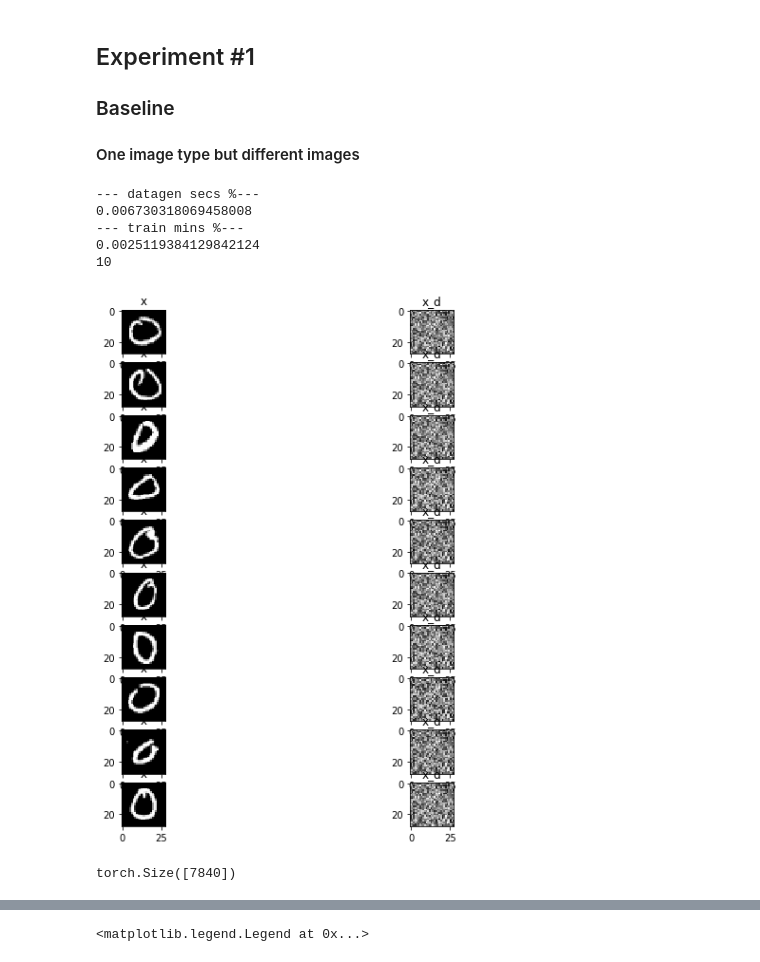
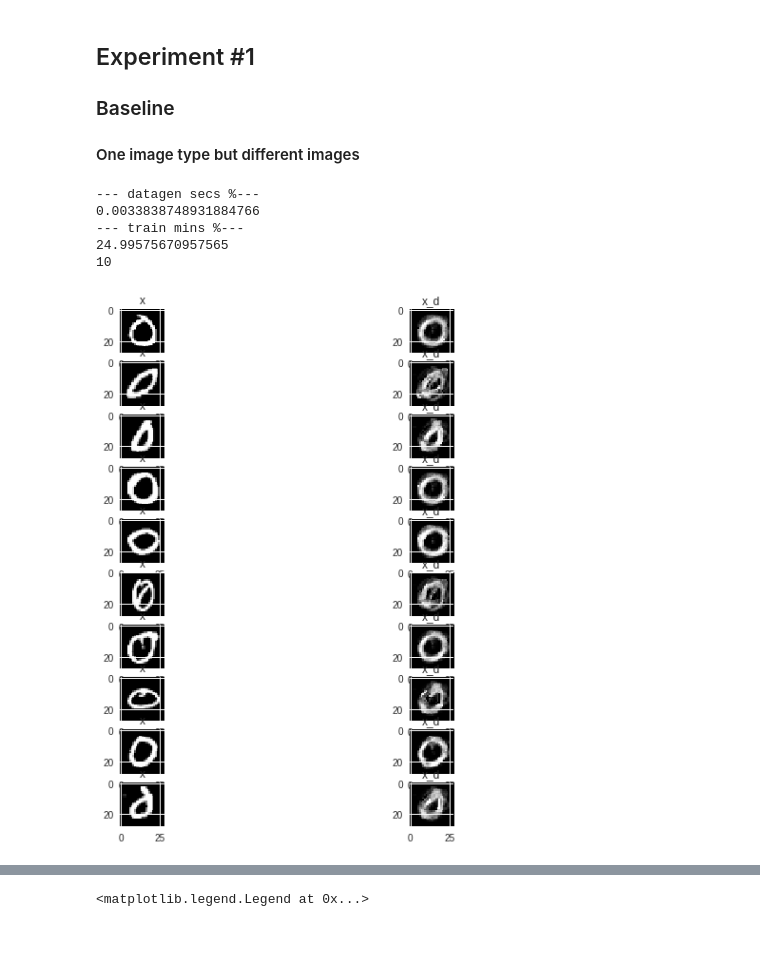
Before and after one commit to claireedanaher/DR, a Jupyter notebook: DecoderFeb6_Flexible.ipynb, the cells around one changed output, grey strips where cells are left out. Drawn from its saved outputs; the diff is of its cells as text; code cells hidden in the pictures.

```diff
--- a/DecoderFeb6_Flexible.ipynb
+++ b/DecoderFeb6_Flexible.ipynb
@@ -179,7 +185,7 @@ img_return_cnt[0]=10
 #img_return_cnt[1]=15
 max_i=60000
 rdim=2
-EPOCH=100
+EPOCH=1000000
 
 
 
@@ -199,7 +205,7 @@ train_loader=torch.utils.data.DataLoader(
 model = Decoder_Base()
 optimizer = torch.optim.Adam(model.parameters(), lr=LR)
 
-lossvec, lossvec=train_e(EPOCH)
+lossvec, lossvec_cnt=train_base(EPOCH)
 print('--- train mins %---')
 print((time.time() - start_time)/60)
 
@@ -233,38 +239,35 @@ while case<(rows):
 
     loc+=1
     # log
     plt.subplot(rows, cols, loc)
     plt.imshow(tensor_d.detach().numpy(),cmap='gray')
     plt.title('x_d')
 
 
     if case==0:
         exp_tensor=data[case][1]
         exp_tensor_d=model.decode(data[case][0])
         exp_omega=data[case][0]
     else:
         exp_tensor=torch.cat((exp_tensor,data[case][1]),0)
         exp_tensor_d=torch.cat((exp_tensor_d,model.decode(data[case][0])),0)
         exp_omega=torch.cat((exp_omega, data[case][0]),0)
     case+=1
 plt.show()
 
 #############################################################
 #####
 ####  REQUIRES UPDATING TENSOR NAME
 
 exp1_tensor=exp_tensor
 exp1_tensor_d=exp_tensor_d
 exp1_omega=exp_omega
+exp1_lossvec=lossvec
+exp1_lossvec_cnt=lossvec_cnt
 # %% [output]
 --- datagen secs %---
-0.006730318069458008
+0.0033838748931884766
 --- train mins %---
-0.0025119384129842124
+24.99575670957565
 10
-[figure, old version]
+[figure, new version]
-# %%
-print(exp_tensor_d.shape)
-exp_tensor_d.
-# %% [output]
-torch.Size([7840])
```
Also changed, not shown: parts of 3 cells of this notebook.
